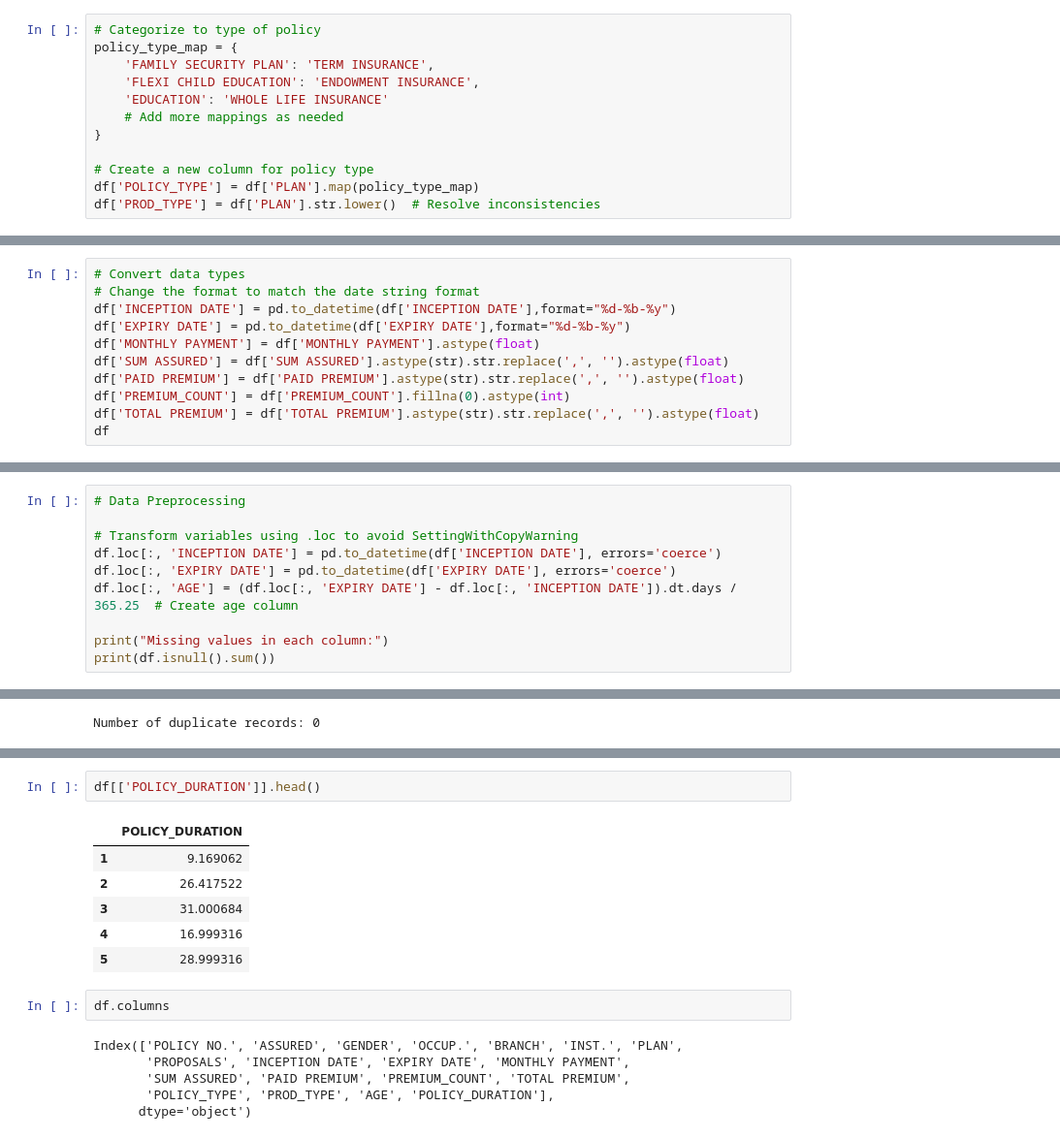
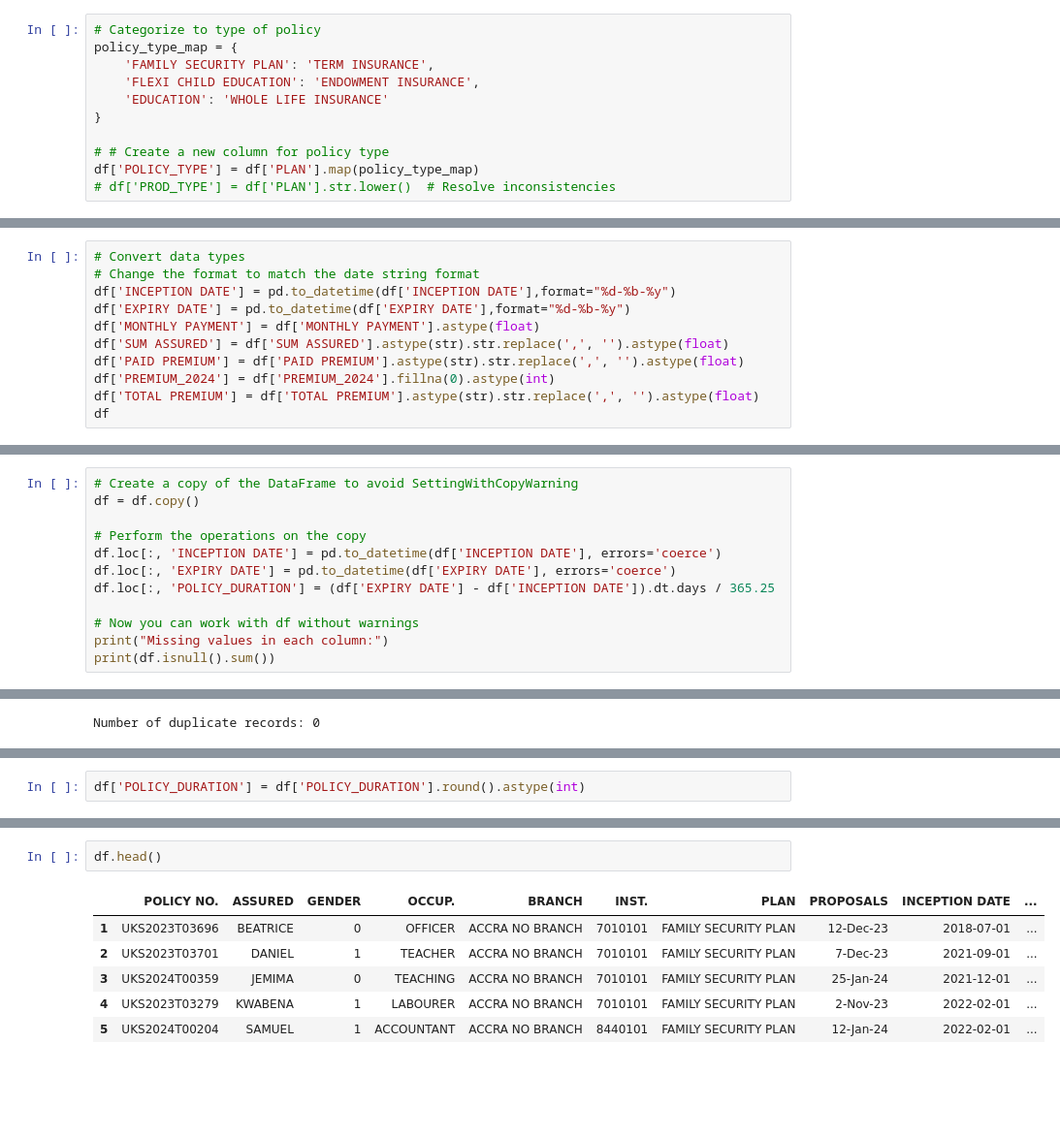
Before and after one commit to jnopareboateng/ml-library, a Jupyter notebook: Insurance/SIC preprocessing.ipynb, the cells around one changed output, grey strips where cells are left out. Shown at 97% size. Saved outputs shown, nothing was run; the diff lists cells and outputs as text; blank space fills up the shorter version.

```diff
--- a/Insurance/SIC preprocessing.ipynb
+++ b/Insurance/SIC preprocessing.ipynb
@@ -53,12 +56,11 @@ policy_type_map = {
     'FAMILY SECURITY PLAN': 'TERM INSURANCE',
     'FLEXI CHILD EDUCATION': 'ENDOWMENT INSURANCE',
     'EDUCATION': 'WHOLE LIFE INSURANCE'
-    # Add more mappings as needed
 }
 
-# Create a new column for policy type
+# # Create a new column for policy type
 df['POLICY_TYPE'] = df['PLAN'].map(policy_type_map)
-df['PROD_TYPE'] = df['PLAN'].str.lower()  # Resolve inconsistencies
+# df['PROD_TYPE'] = df['PLAN'].str.lower()  # Resolve inconsistencies
 # %%
 df.head()
 # %% [output]
@@ -90,7 +94,7 @@ df['EXPIRY DATE'] = pd.to_datetime(df['EXPIRY DATE'],format="%d-%b-%y")
 df['MONTHLY PAYMENT'] = df['MONTHLY PAYMENT'].astype(float)
 df['SUM ASSURED'] = df['SUM ASSURED'].astype(str).str.replace(',', '').astype(float)
 df['PAID PREMIUM'] = df['PAID PREMIUM'].astype(str).str.replace(',', '').astype(float)
-df['PREMIUM_COUNT'] = df['PREMIUM_COUNT'].fillna(0).astype(int)
+df['PREMIUM_2024'] = df['PREMIUM_2024'].fillna(0).astype(int)
 df['TOTAL PREMIUM'] = df['TOTAL PREMIUM'].astype(str).str.replace(',', '').astype(float)
 df
 # %% [output]
@@ -158,11 +160,13 @@ dtype: int64
 # %%
-# Data Preprocessing
+# Create a copy of the DataFrame to avoid SettingWithCopyWarning
+df = df.copy()
 
-# Transform variables using .loc to avoid SettingWithCopyWarning
+# Perform the operations on the copy
 df.loc[:, 'INCEPTION DATE'] = pd.to_datetime(df['INCEPTION DATE'], errors='coerce')
 df.loc[:, 'EXPIRY DATE'] = pd.to_datetime(df['EXPIRY DATE'], errors='coerce')
-df.loc[:, 'AGE'] = (df.loc[:, 'EXPIRY DATE'] - df.loc[:, 'INCEPTION DATE']).dt.days / 365.25  # Create age column
+df.loc[:, 'POLICY_DURATION'] = (df['EXPIRY DATE'] - df['INCEPTION DATE']).dt.days / 365.25
 
+# Now you can work with df without warnings
 print("Missing values in each column:")
 print(df.isnull().sum())
 # %% [output]
@@ -227,0 +203,2 @@ dtype: int64
+# %%
+df['POLICY_DURATION'] = df['POLICY_DURATION'].round().astype(int)
@@ -228,17 +341,9 @@ dtype: int64
 # %%
-df[['POLICY_DURATION']].head()
+df.head()
 # %% [output]
-|  | POLICY_DURATION |
-| 1 | 9.169062 |
-| 2 | 26.417522 |
-| 3 | 31.000684 |
-| 4 | 16.999316 |
-| 5 | 28.999316 |
+|  | POLICY NO. | ASSURED | GENDER | OCCUP. | BRANCH | INST. | PLAN | PROPOSALS | INCEPTION DATE | ... |
+| 1 | UKS2023T03696 | BEATRICE | 0 | OFFICER | ACCRA NO BRANCH | 7010101 | FAMILY SECURITY PLAN | 12-Dec-23 | 2018-07-01 | ... |
+| 2 | UKS2023T03701 | DANIEL | 1 | TEACHER | ACCRA NO BRANCH | 7010101 | FAMILY SECURITY PLAN | 7-Dec-23 | 2021-09-01 | ... |
+| 3 | UKS2024T00359 | JEMIMA | 0 | TEACHING | ACCRA NO BRANCH | 7010101 | FAMILY SECURITY PLAN | 25-Jan-24 | 2021-12-01 | ... |
+| 4 | UKS2023T03279 | KWABENA | 1 | LABOURER | ACCRA NO BRANCH | 7010101 | FAMILY SECURITY PLAN | 2-Nov-23 | 2022-02-01 | ... |
+| 5 | UKS2024T00204 | SAMUEL | 1 | ACCOUNTANT | ACCRA NO BRANCH | 8440101 | FAMILY SECURITY PLAN | 12-Jan-24 | 2022-02-01 | ... |
-# %%
-df.columns
-# %% [output]
-Index(['POLICY NO.', 'ASSURED', 'GENDER', 'OCCUP.', 'BRANCH', 'INST.', 'PLAN',
-       'PROPOSALS', 'INCEPTION DATE', 'EXPIRY DATE', 'MONTHLY PAYMENT',
-       'SUM ASSURED', 'PAID PREMIUM', 'PREMIUM_COUNT', 'TOTAL PREMIUM',
-       'POLICY_TYPE', 'PROD_TYPE', 'AGE', 'POLICY_DURATION'],
-      dtype='object')
```
Also changed, not shown: parts of 46 cells of this notebook, 5 other files.
